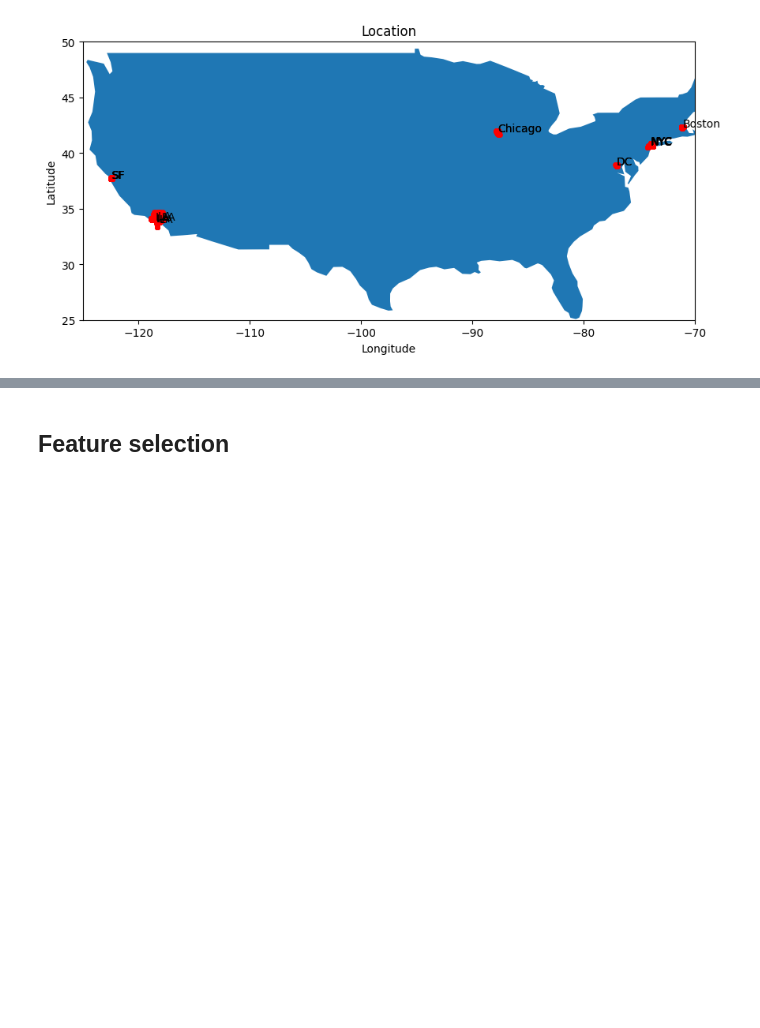
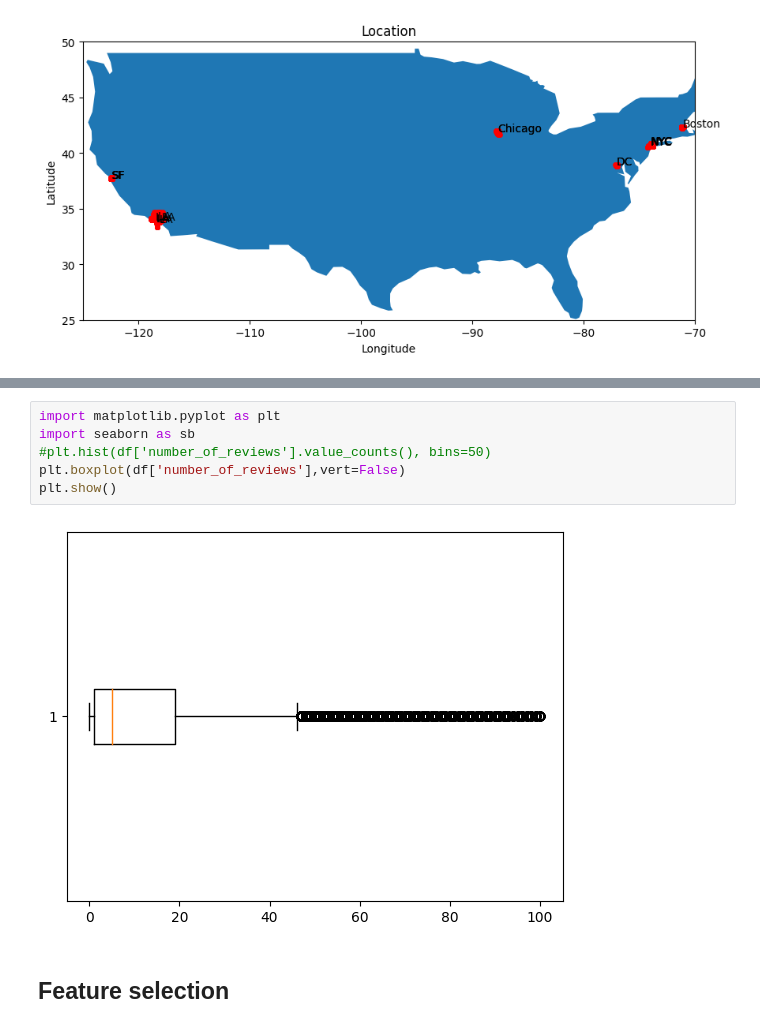
Before and after one commit to rodralez/ia2, a Jupyter notebook: 04_deep-learning/9-desafio-Kagle/9-NeuronalNetworkRegression.ipynb, the cells around one changed output, grey strips where cells are left out. Drawn from its saved outputs; the diff is of its cells as text; blank space fills up the shorter version.

```diff
--- a/04_deep-learning/9-desafio-Kagle/9-NeuronalNetworkRegression.ipynb
+++ b/04_deep-learning/9-desafio-Kagle/9-NeuronalNetworkRegression.ipynb
@@ -121,3 +141,11 @@ plt.show()
+# %%
+import matplotlib.pyplot as plt
+import seaborn as sb
+#plt.hist(df['number_of_reviews'].value_counts(), bins=50)
+plt.boxplot(df['number_of_reviews'],vert=False)
+plt.show()
+# %% [output]
+[figure, added]
 # %% [markdown]
 ## Feature selection
 # %% [markdown]
```
Also changed, not shown: parts of 51 cells of this notebook.
